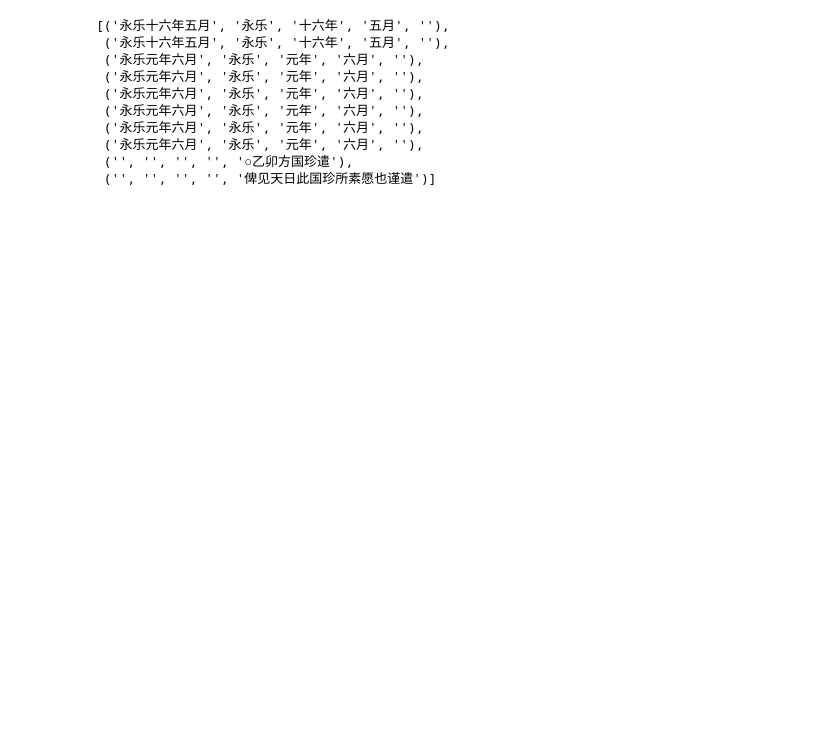
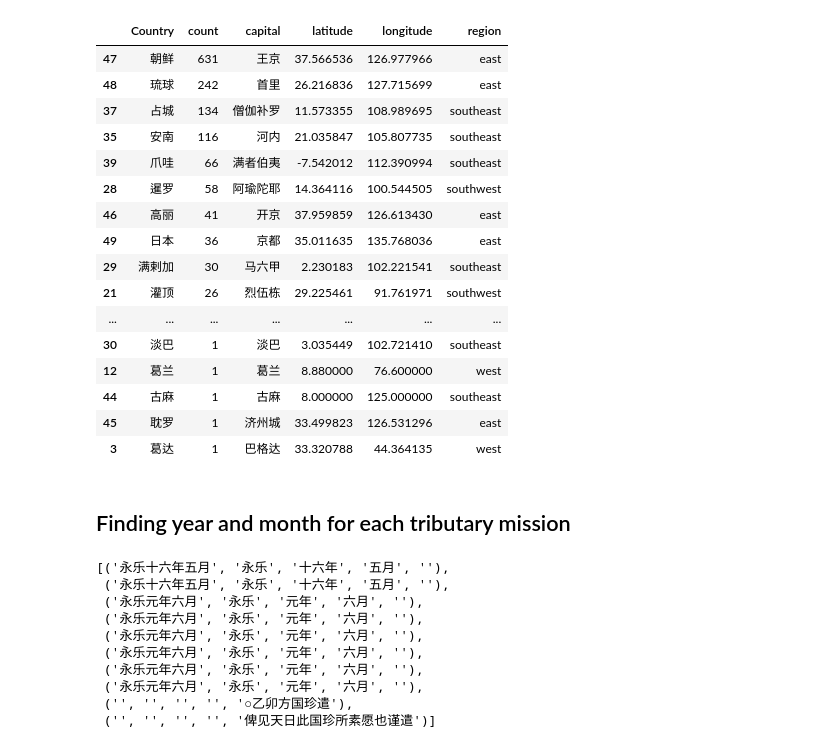
Before and after one commit to peterzhangbj/History, a Jupyter notebook: codebook.ipynb, the cells around one changed output. Cells and saved outputs as stored; diff of their text form; code cells hidden in the pictures; blank space fills up the shorter version.

```diff
--- a/codebook.ipynb
+++ b/codebook.ipynb
@@ -59,0 +78,9 @@ valid_countries
+# %%
+## Question
+# group by country by region (i.e. Southeast Asia)
+# Table: find longtitude and latitude for country's capitals, with number of tributes, perhaps region as category
+
+## below 23 latitude --> South China Sea
+
+#sorted_country.to_csv('sorted_country.csv')
+sorted_country = pd.read_csv('with_location.csv')
@@ -60 +99,27 @@ valid_countries
+# %%
+region = [region_f(sorted_country.iloc[i]['latitude'], sorted_country.iloc[i]['longitude']) for i in np.arange(len(sorted_country))]
+sorted_country['region'] = region
+sorted_country.sort_values(['count'], ascending = False)
+
+#find more northern places without 国 (something like 卫)
+# %% [output]
+|  | Country | count | capital | latitude | longitude | region |
+| 47 | 朝鲜 | 631 | 王京 | 37.566536 | 126.977966 | east |
+| 48 | 琉球 | 242 | 首里 | 26.216836 | 127.715699 | east |
+| 37 | 占城 | 134 | 僧伽补罗 | 11.573355 | 108.989695 | southeast |
+| 35 | 安南 | 116 | 河内 | 21.035847 | 105.807735 | southeast |
+| 39 | 爪哇 | 66 | 满者伯夷 | -7.542012 | 112.390994 | southeast |
+| 28 | 暹罗 | 58 | 阿瑜陀耶 | 14.364116 | 100.544505 | southwest |
+| 46 | 高丽 | 41 | 开京 | 37.959859 | 126.613430 | east |
+| 49 | 日本 | 36 | 京都 | 35.011635 | 135.768036 | east |
+| 29 | 满剌加 | 30 | 马六甲 | 2.230183 | 102.221541 | southeast |
+| 21 | 灌顶 | 26 | 烈伍栋 | 29.225461 | 91.761971 | southwest |
+| ... | ... | ... | ... | ... | ... | ... |
+| 30 | 淡巴 | 1 | 淡巴 | 3.035449 | 102.721410 | southeast |
+| 12 | 葛兰 | 1 | 葛兰 | 8.880000 | 76.600000 | west |
+| 44 | 古麻 | 1 | 古麻 | 8.000000 | 125.000000 | southeast |
+| 45 | 耽罗 | 1 | 济州城 | 33.499823 | 126.531296 | east |
+| 3 | 葛达 | 1 | 巴格达 | 33.320788 | 44.364135 | west |
+# %% [markdown]
+## Finding year and month for each tributary mission
 # %%
```
Also changed, not shown: parts of 20 cells of this notebook, 4 other files.
